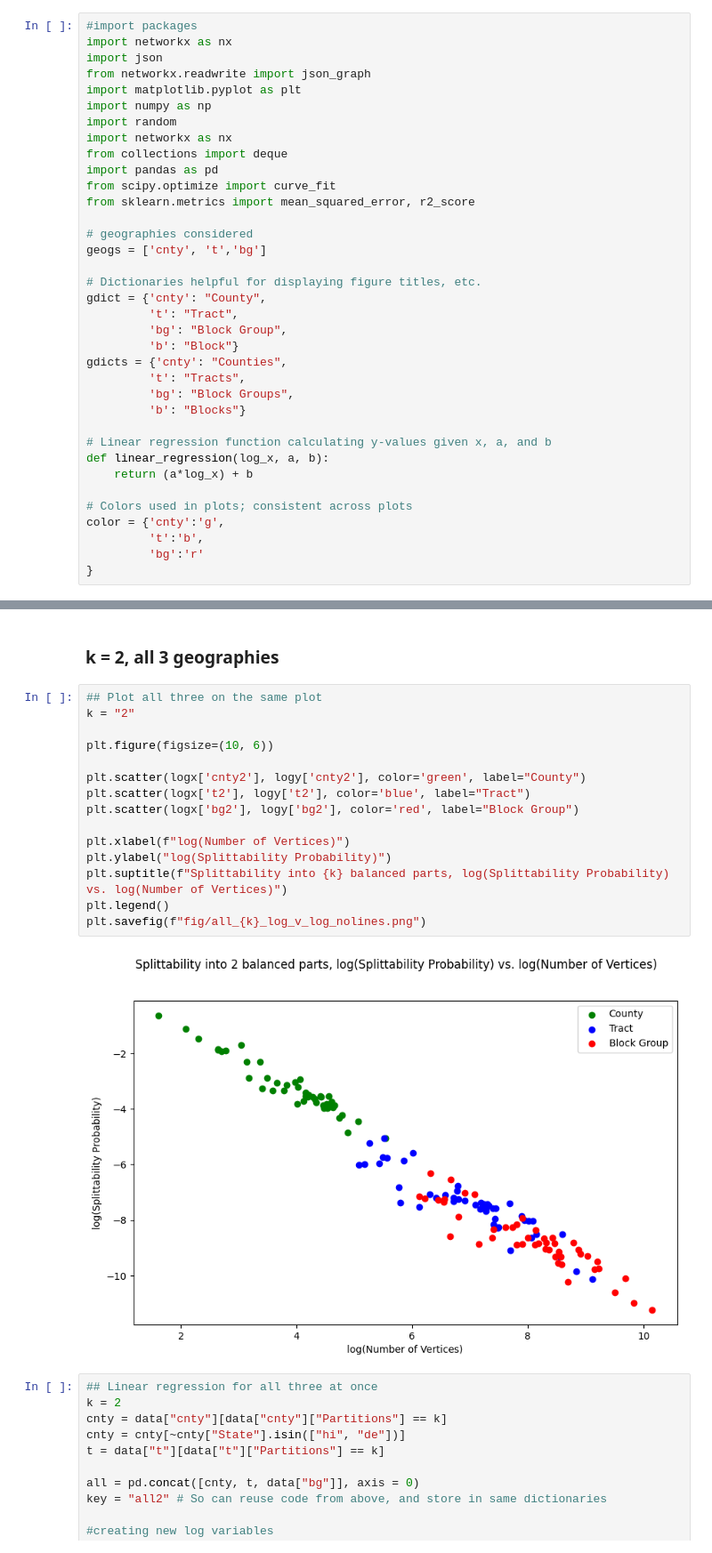
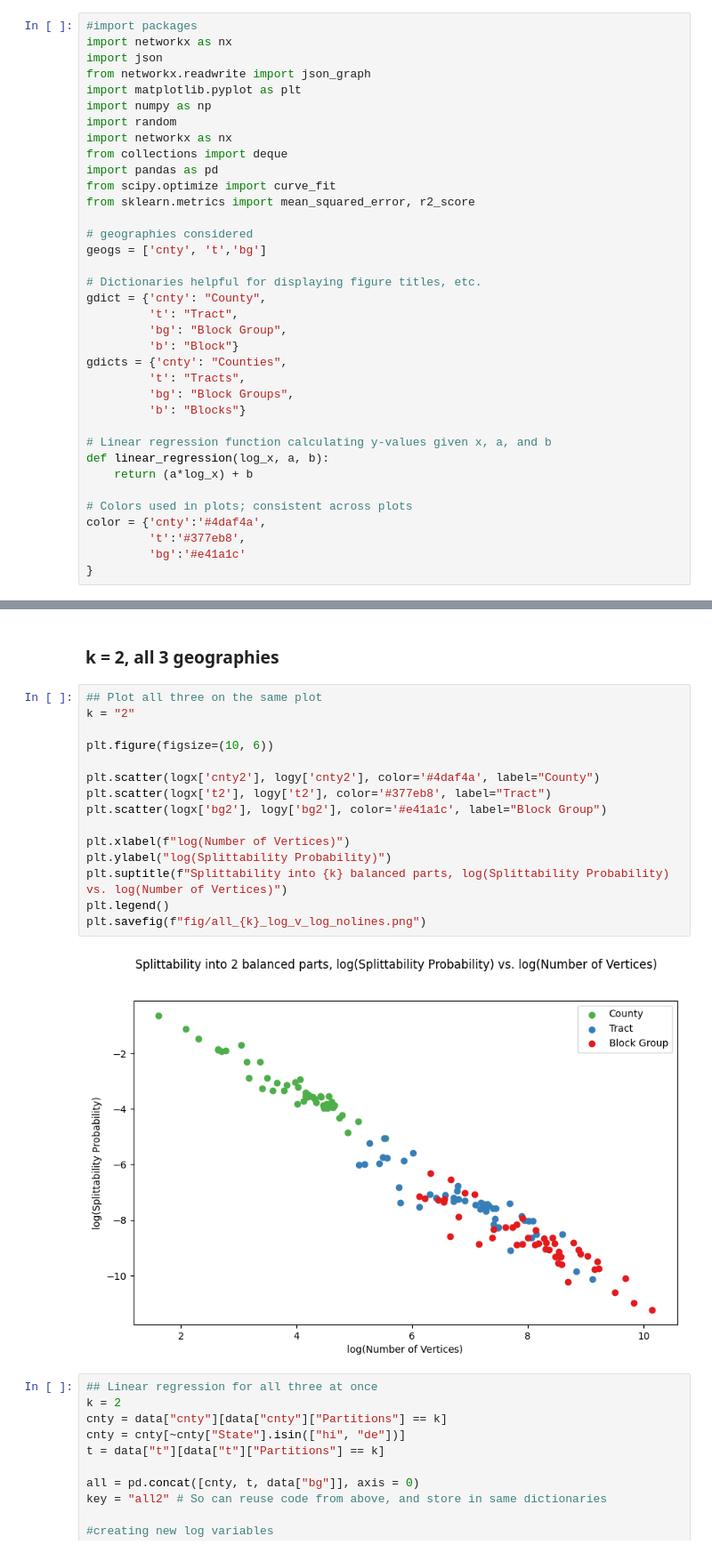
Before and after one commit to sranders15/Spanning-Trees-of-Dual-Graphs, a Jupyter notebook: Splittability/regression_visualization.ipynb, the cells around one changed output, grey strips where cells are left out. Shown at 89% size. Drawn from its saved outputs; the diff is of its cells as text.

Commit message:
Updated colors in some figures

```diff
--- a/Splittability/regression_visualization.ipynb
+++ b/Splittability/regression_visualization.ipynb
@@ -34,9 +34,9 @@ def linear_regression(log_x, a, b):
     return (a*log_x) + b
 
 # Colors used in plots; consistent across plots
-color = {'cnty':'g',
-         't':'b',
-         'bg':'r'
+color = {'cnty':'#4daf4a',
+         't':'#377eb8',
+         'bg':'#e41a1c'
 }
 # %%
 # Read in data
@@ -177,20 +177,20 @@ Equation for Non-transformed Data: y = 212.0684 * x^-3.2739
 # %%
 ## Plot all three on the same plot
 k = "2"
 
 plt.figure(figsize=(10, 6))
 
-plt.scatter(logx['cnty2'], logy['cnty2'], color='green', label="County")
-plt.scatter(logx['t2'], logy['t2'], color='blue', label="Tract")
-plt.scatter(logx['bg2'], logy['bg2'], color='red', label="Block Group")
+plt.scatter(logx['cnty2'], logy['cnty2'], color='#4daf4a', label="County")
+plt.scatter(logx['t2'], logy['t2'], color='#377eb8', label="Tract")
+plt.scatter(logx['bg2'], logy['bg2'], color='#e41a1c', label="Block Group")
 
 plt.xlabel(f"log(Number of Vertices)")
 plt.ylabel("log(Splittability Probability)")
 plt.suptitle(f"Splittability into {k} balanced parts, log(Splittability Probability) vs. log(Number of Vertices)")
 plt.legend()
 plt.savefig(f"fig/all_{k}_log_v_log_nolines.png")
 # %% [output]
-[figure, old version]
+[figure, new version]
 # %%
 ## Linear regression for all three at once
 k = 2
```
Also changed, not shown: parts of 5 cells of this notebook, 21 other files.
